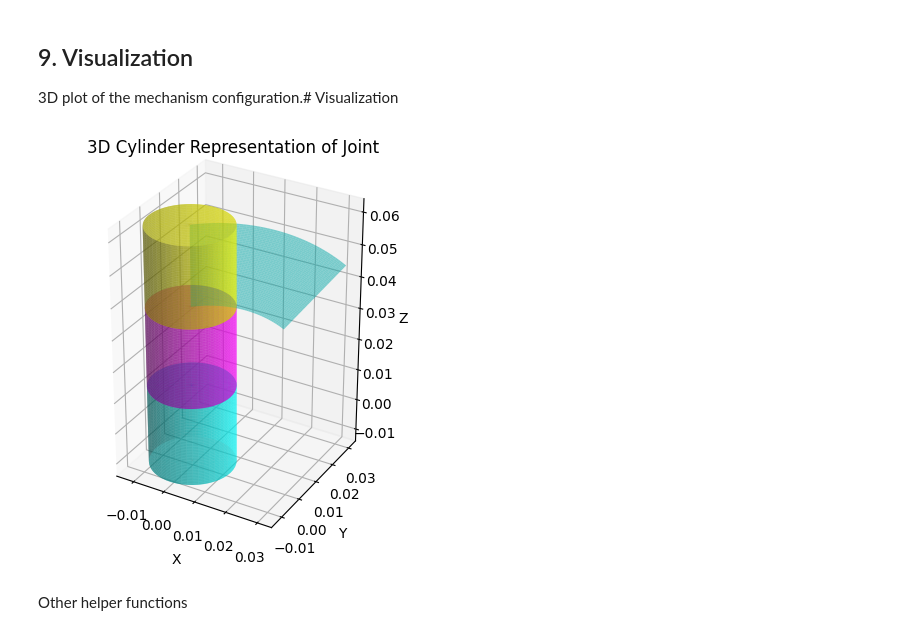
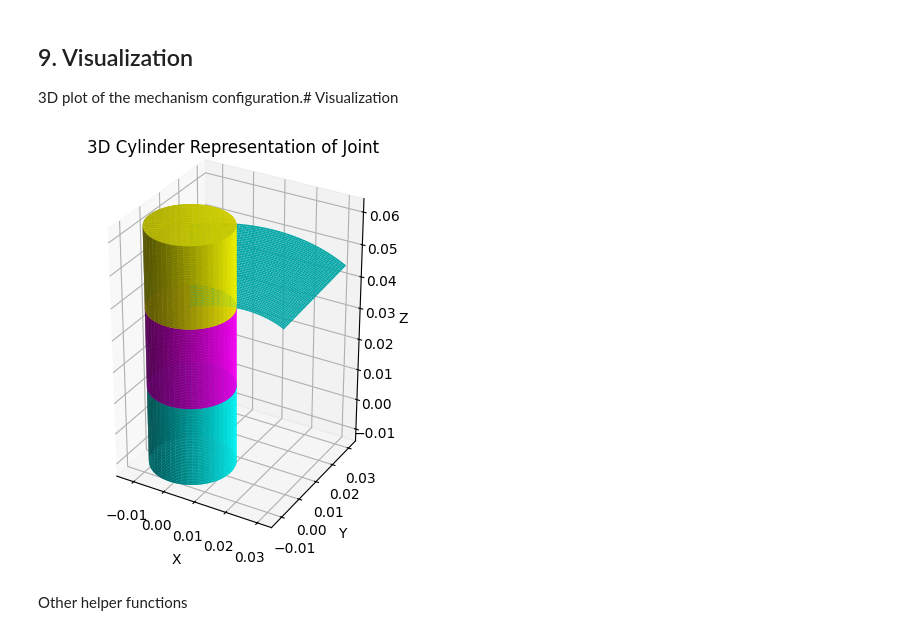
Before and after one commit to ChawinOph/spm-mechanics, a Jupyter notebook: notebooks/spm_kinematics.ipynb, the cells around one changed output. Saved outputs shown, nothing was run; the diff lists cells and outputs as text; code cells hidden in the pictures.

```diff
--- a/notebooks/spm_kinematics.ipynb
+++ b/notebooks/spm_kinematics.ipynb
@@ -990,7 +990,7 @@ def plot_spsm_transformation(ax, u_i, v_i, w_i, R_des):
     ax.set_zlabel('Z')
 # %%
 # plot 3D cylinder of joint
-def plot_joint_cylinder(ax, tf_mat=np.eye(4), z_offset=0.0, radius=0.0125, height=0.025, color='cyan', alpha=0.5):
+def plot_joint_cylinder(ax, tf_mat=np.eye(4), z_offset=0.0, radius=0.0125, height=0.025, color='cyan', alpha=1.0):
     # number of points around circumference and height
     N = 50
     if tf_mat.shape != (4, 4):
@@ -1059,7 +1059,7 @@ def transform_points(tf_mat, X, Y, Z):
     transformed_points = tf_mat @ points
     return transformed_points[0, :].reshape(X.shape), transformed_points[1, :].reshape(Y.shape), transformed_points[2, :].reshape(Z.shape)
 
-def draw_curved_link_surface(ax, u1, u2, radius=0.1, thickness=0.025, color='cyan', alpha=0.5):
+def draw_curved_link_surface(ax, u1, u2, radius=0.1, thickness=0.025, color='cyan', alpha=1.0):
     """Draw a curved link with thickness between two unit vectors u1 and u2."""
     # normalize u1 and u2 to ensure they are unit vectors
     u1 = u1 / np.linalg.norm(u1)
@@ -1082,34 +1082,34 @@ def draw_curved_link_surface(ax, u1, u2, radius=0.1, thickness=0.025, color='cya
         z_axis = np.array([0, 0, 1])  # fallback if u1 and u2 are parallel
     else:
         z_axis /= np.linalg.norm(z_axis)
         y_axis /= np.linalg.norm(y_axis)
 
     R_link = np.column_stack((x_axis, y_axis, z_axis))
     tf_mat = np.eye(4)
     tf_mat[:3, :3] = R_link
 
     X, Y, Z = transform_points(tf_mat, X, Y, Z)
     ax.plot_surface(X, Y, Z, alpha=alpha, color=color)
 
 def draw_end_effector(ax, tf_mat=np.eye(4), length=0.1):
     """Draw the end-effector frame at the given transformation."""
     _plot_coordinate_frame(ax, tf_mat[:3, :3], tf_mat[:3, 3], length=length)
 
 fig = plt.figure()
 ax = fig.add_subplot(111, projection='3d')
 
 joint_tf = np.eye(4)
 
 plot_joint_cylinder(ax, tf_mat=joint_tf, color='cyan')
 plot_joint_cylinder(ax, color='magenta', z_offset=0.025)
 plot_joint_cylinder(ax, color='yellow', z_offset=0.05)
 draw_curved_link_surface(ax, u1=[0, 0, 1], u2=[0.5, 0.5, 0.707], radius=0.05, color='cyan')
 
 # ax.set_box_aspect([1, 1, 1])
 ax.set_aspect('equal')
 plt.show()
 # %% [output]
-[figure, old version]
+[figure, new version]
 # %% [markdown]
 Other helper functions
 # %%
```
Also changed, not shown: parts of 4 cells of this notebook.
